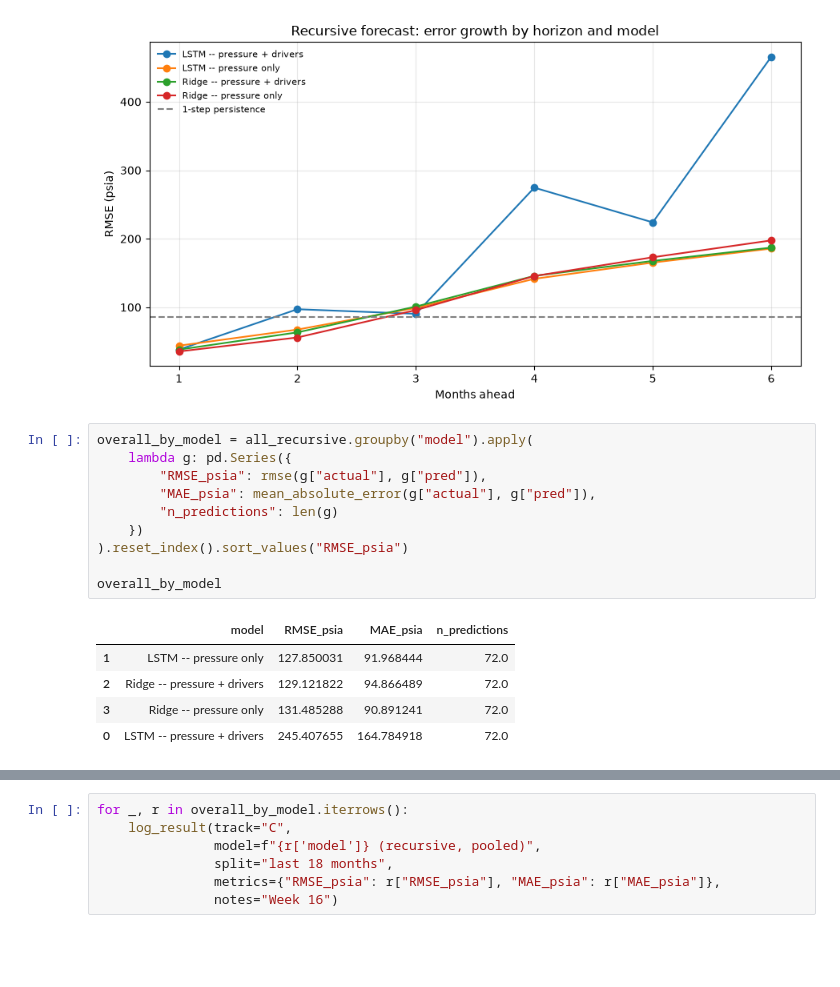
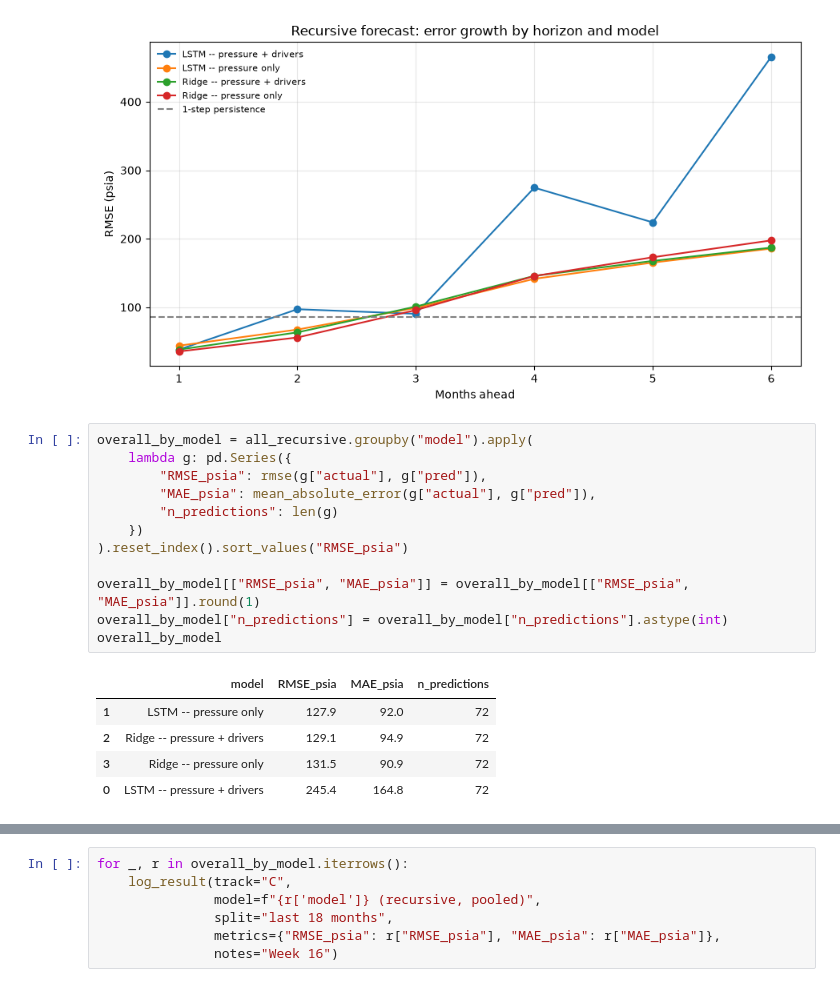
Before and after one commit to sadaraka-kadi/ml4pe-pressure-forecasting, a Jupyter notebook: notebooks/capstone.ipynb, the cells around one changed output, grey strips where cells are left out. Saved outputs shown, nothing was run; the diff lists cells and outputs as text; blank space fills up the shorter version.

```diff
--- a/notebooks/capstone.ipynb
+++ b/notebooks/capstone.ipynb
@@ -994,16 +986,18 @@ plt.show()
 # %%
 overall_by_model = all_recursive.groupby("model").apply(
     lambda g: pd.Series({
         "RMSE_psia": rmse(g["actual"], g["pred"]),
         "MAE_psia": mean_absolute_error(g["actual"], g["pred"]),
         "n_predictions": len(g)
     })
 ).reset_index().sort_values("RMSE_psia")
 
+overall_by_model[["RMSE_psia", "MAE_psia"]] = overall_by_model[["RMSE_psia", "MAE_psia"]].round(1)
+overall_by_model["n_predictions"] = overall_by_model["n_predictions"].astype(int)
 overall_by_model
 # %% [output]
 |  | model | RMSE_psia | MAE_psia | n_predictions |
-| 1 | LSTM -- pressure only | 127.850031 | 91.968444 | 72.0 |
-| 2 | Ridge -- pressure + drivers | 129.121822 | 94.866489 | 72.0 |
-| 3 | Ridge -- pressure only | 131.485288 | 90.891241 | 72.0 |
-| 0 | LSTM -- pressure + drivers | 245.407655 | 164.784918 | 72.0 |
+| 1 | LSTM -- pressure only | 127.9 | 92.0 | 72 |
+| 2 | Ridge -- pressure + drivers | 129.1 | 94.9 | 72 |
+| 3 | Ridge -- pressure only | 131.5 | 90.9 | 72 |
+| 0 | LSTM -- pressure + drivers | 245.4 | 164.8 | 72 |
```
Also changed, not shown: parts of 16 cells of this notebook.
